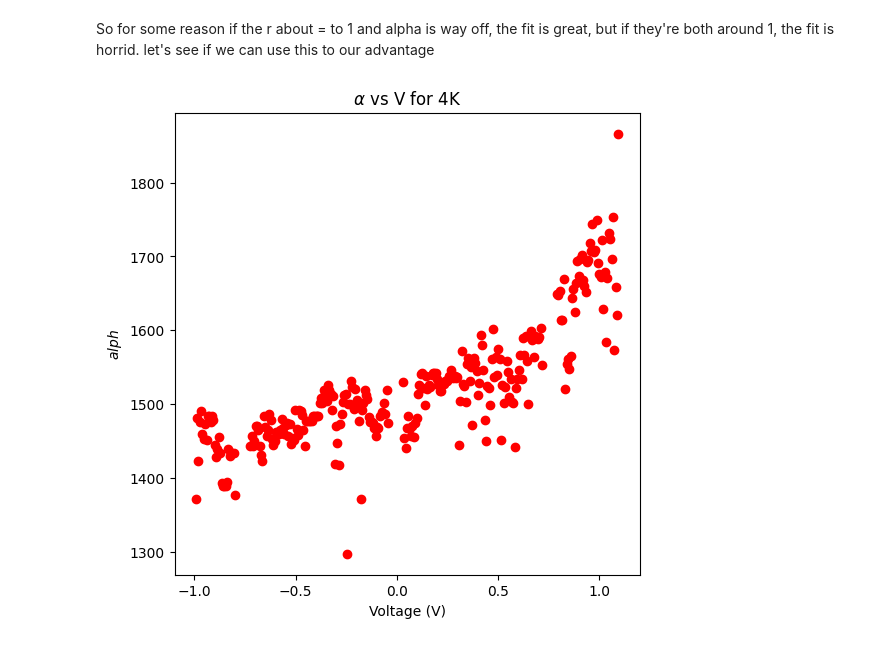
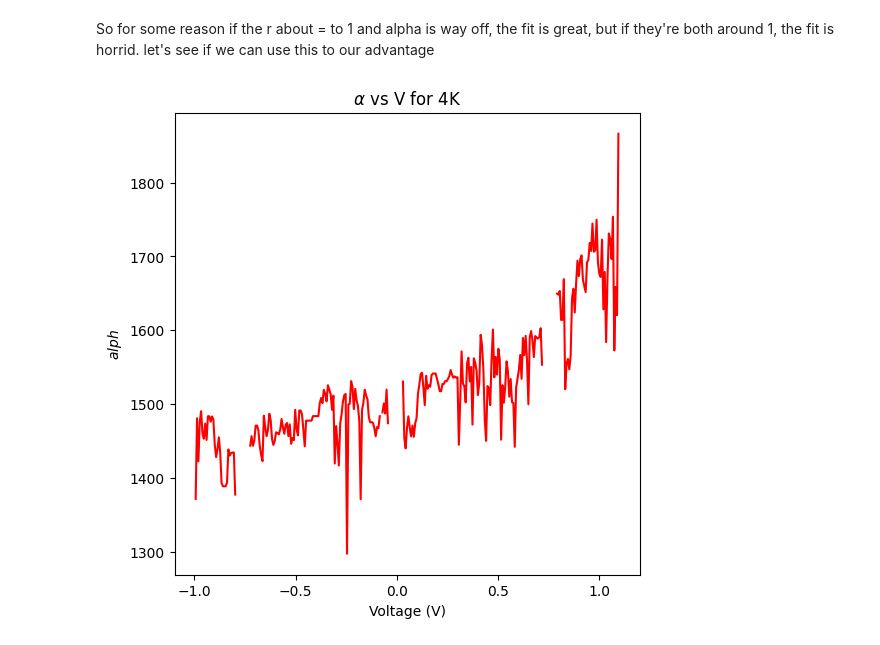
Before and after one commit to madelynnjm/Updated_Thesis, a Jupyter notebook: Gehl/4K/fit-4K.ipynb, the cells around one changed output. Cells and saved outputs as stored; diff of their text form; code cells hidden in the pictures.

```diff
--- a/Gehl/4K/fit-4K.ipynb
+++ b/Gehl/4K/fit-4K.ipynb
@@ -489,15 +491,15 @@ So for some reason if the r about = to 1 and alpha is way off, the fit is great,
 # plt.show()
 # %%
 plt.figure(figsize=(6,6))
-plt.plot(clean_voltages  , alph,  'o', color ='red', label ="data")
+plt.plot(clean_voltages  , alph,  '-', color ='red', label ="data")
 plt.title('$\\alpha$ vs V for 4K')
 #plt.title('Cryogenic Forward Bias Curve')
 #plt.ticklabel_format(useOffset=False)
 #plt.text(1551.55, 0.2, r'0.8V', color = "red", fontsize="24")
 plt.xlabel('Voltage (V)')
 plt.ylabel('$alph$')
 
 plt.savefig("figures/Gehl-4K-Alpha.png",bbox_inches='tight')
 plt.show()
 # %% [output]
-[figure, old version]
+[figure, new version]
```
Also changed, not shown: parts of 3 cells of this notebook, 45 other files.
